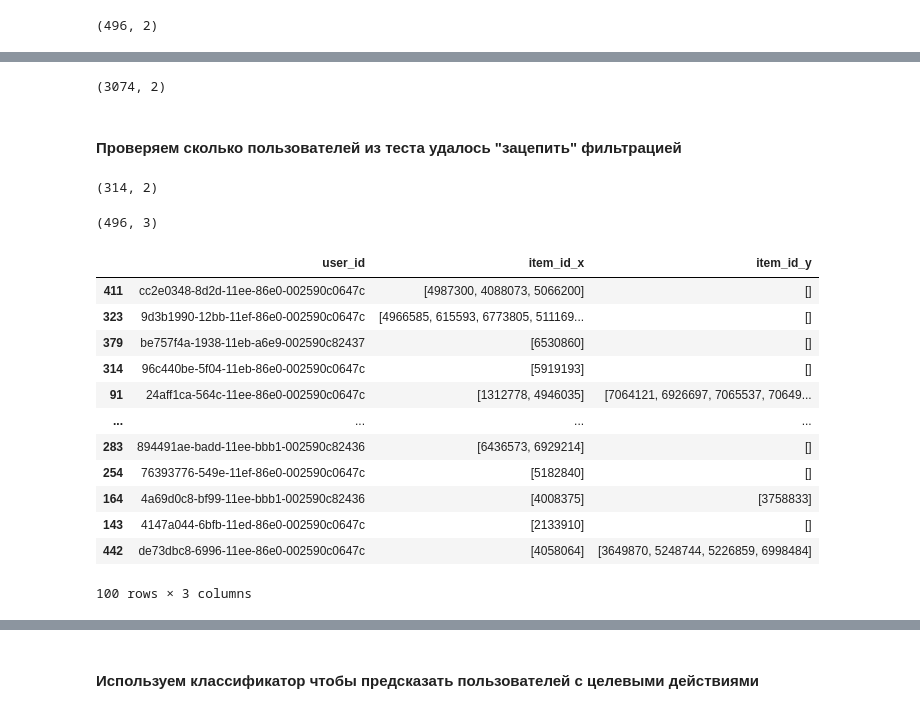
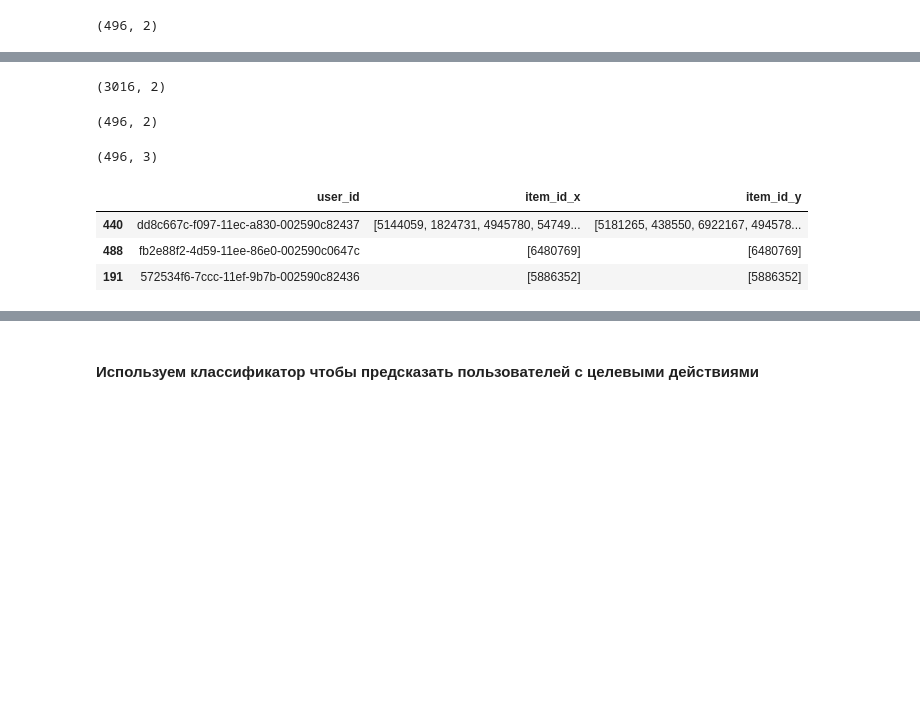
Before and after one commit to varsey/recommend-by-behaviour, a Jupyter notebook: solution/recommends.ipynb, the cells around one changed output, grey strips where cells are left out. Saved outputs shown, nothing was run; the diff lists cells and outputs as text; code cells hidden in the pictures; blank space fills up the shorter version.

```diff
--- a/solution/recommends.ipynb
+++ b/solution/recommends.ipynb
@@ -245,6 +243,6 @@ Name: count, dtype: int64
 # %% [markdown]
 ### Кооректируем баланс классов
 # %%
-train = train[train.weight.isin([0, 1, 3, 6, 7, 9])].drop_duplicates()
+train = train[train.weight.isin([0, 4, 3, 6, 7, 9])].drop_duplicates()
 train.shape
 # %% [output]
@@ -253,7 +251,7 @@ train.shape
 train_portion = pd.concat(
     [
         train[train.weight.isin([0, 1, 3, 6, 7, 9])],
-        train_raw.sample(130_000)],
+        train_raw.sample(154138)],
     axis='rows'
 )
 # %%
@@ -302,7 +288,7 @@ train_h2o = h2o.H2OFrame(train_portion)
 test_h2o = h2o.H2OFrame(test.sample(40_000))
 # %%
 y = "weight"
-x = set(train_h2o.names) - set([y, 'user_id', 'shop_id', 'day', 'hour', 'pageId', 'datetime', 'item_id', 'is_useful'])
+x = set(train_h2o.names) - set([y, 'user_id', 'shop_id', 'day', 'hour', 'pageId', 'datetime', 'item_id', 'is_useful', 'title'])
 x
 # %% [output]
 {'action_0_count',
@@ -442,30 +384,30 @@ Index(['user_id', 'weight', 'item_id', 'pageId', 'datetime', 'category_id',
-# %%
-last_3_days = inters['datetime'].max() - pd.Timedelta(3, unit='D')
-last_8_days = inters['datetime'].max() - pd.Timedelta(8*24, unit='hours')
-pred_purchasers = inters.sort_values(by=['datetime', 'weight'], ascending=True)
-pred_purchasers = pred_purchasers[
-    (pred_purchasers['weight'].isin([8, 1]))
-    & (pred_purchasers['datetime'] > last_8_days)
-    & (pred_purchasers['datetime'] < last_3_days)
-    & (
-            (pred_purchasers.action_7_count > 50)
-            | (pred_purchasers.action_8_count > 20)
-            | (pred_purchasers.action_9_count > 0)
-            # & (pred_purchasers.action_6_count > 0)
-            # & (pred_purchasers.action_3_count > 0)
-    )
-]
-pred_purchasers = pred_purchasers.groupby(['user_id'])['item_id'].apply(processing)
-pred_purchasers = pred_purchasers.reset_index()
-pred_purchasers.shape
-# %% [output]
-(3074, 2)
-# %% [markdown]
-#### Проверяем сколько пользователей из теста удалось "зацепить" фильтрацией
+# %%
+# Предсказания фильтрацией
+last_3_days = inters['datetime'].max() - pd.Timedelta(0, unit='D')
+last_8_days = inters['datetime'].max() - pd.Timedelta(5*24, unit='hours')
+pred_purchasers = inters.sort_values(by=['datetime', 'weight'], ascending=True)
+pred_purchasers = pred_purchasers[
+    (pred_purchasers['weight'].isin([8, 1]))
+    & (pred_purchasers['datetime'] > last_8_days)
+    & (pred_purchasers['datetime'] < last_3_days)
+    & (
+            (pred_purchasers.action_7_count > 50)
+            | (pred_purchasers.action_8_count > 20)
+            | (pred_purchasers.action_9_count > 0)
+            # & (pred_purchasers.action_6_count > 0)
+            # & (pred_purchasers.action_3_count > 0)
+    )
+]
+pred_purchasers = pred_purchasers.groupby(['user_id'])['item_id'].apply(processing)
+pred_purchasers = pred_purchasers.reset_index()
+pred_purchasers.shape
+# %% [output]
+(3016, 2)
 # %%
+# Проверяем сколько пользователей из теста удалось "зацепить" фильтрацией
 pred_purchasers[pred_purchasers.user_id.isin(test_purchasers.user_id.unique())].shape
 # %% [output]
-(314, 2)
+(496, 2)
 # %%
 check_merge = test_purchasers.merge(pred_purchasers[-3000:], on='user_id', how='left')
 check_merge.item_id_y.loc[check_merge.item_id_y.isnull()] = check_merge.item_id_y.loc[check_merge.item_id_y.isnull()].apply(lambda x: [])
@@ -473,21 +415,12 @@ check_merge.shape
 # %% [output]
 (496, 3)
 # %%
-check_merge.sample(100)
+check_merge.sample(3)
 # %% [output]
 |  | user_id | item_id_x | item_id_y |
-| 411 | cc2e0348-8d2d-11ee-86e0-002590c0647c | [4987300, 4088073, 5066200] | [] |
-| 323 | 9d3b1990-12bb-11ef-86e0-002590c0647c | [4966585, 615593, 6773805, 511169... | [] |
-| 379 | be757f4a-1938-11eb-a6e9-002590c82437 | [6530860] | [] |
-| 314 | 96c440be-5f04-11eb-86e0-002590c0647c | [5919193] | [] |
-| 91 | 24aff1ca-564c-11ee-86e0-002590c0647c | [1312778, 4946035] | [7064121, 6926697, 7065537, 70649... |
-| ... | ... | ... | ... |
-| 283 | 894491ae-badd-11ee-bbb1-002590c82436 | [6436573, 6929214] | [] |
-| 254 | 76393776-549e-11ef-86e0-002590c0647c | [5182840] | [] |
-| 164 | 4a69d0c8-bf99-11ee-bbb1-002590c82436 | [4008375] | [3758833] |
-| 143 | 4147a044-6bfb-11ed-86e0-002590c0647c | [2133910] | [] |
-| 442 | de73dbc8-6996-11ee-86e0-002590c0647c | [4058064] | [3649870, 5248744, 5226859, 6998484] |
+| 440 | dd8c667c-f097-11ec-a830-002590c82437 | [5144059, 1824731, 4945780, 54749... | [5181265, 438550, 6922167, 494578... |
+| 488 | fb2e88f2-4d59-11ee-86e0-002590c0647c | [6480769] | [6480769] |
+| 191 | 572534f6-7ccc-11ef-9b7b-002590c82436 | [5886352] | [5886352] |
-100 rows × 3 columns
 # %%
 #### Проверяем полноту фильтрации
 # %%
```
Also changed, not shown: parts of 41 cells of this notebook, 1 other file.
